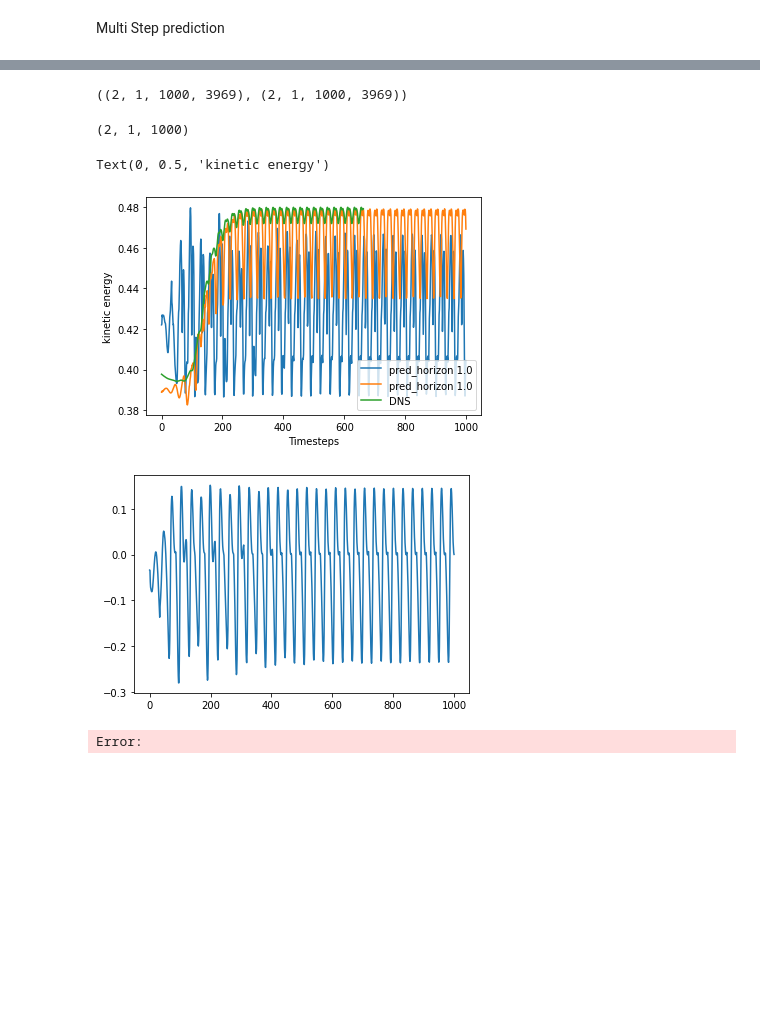
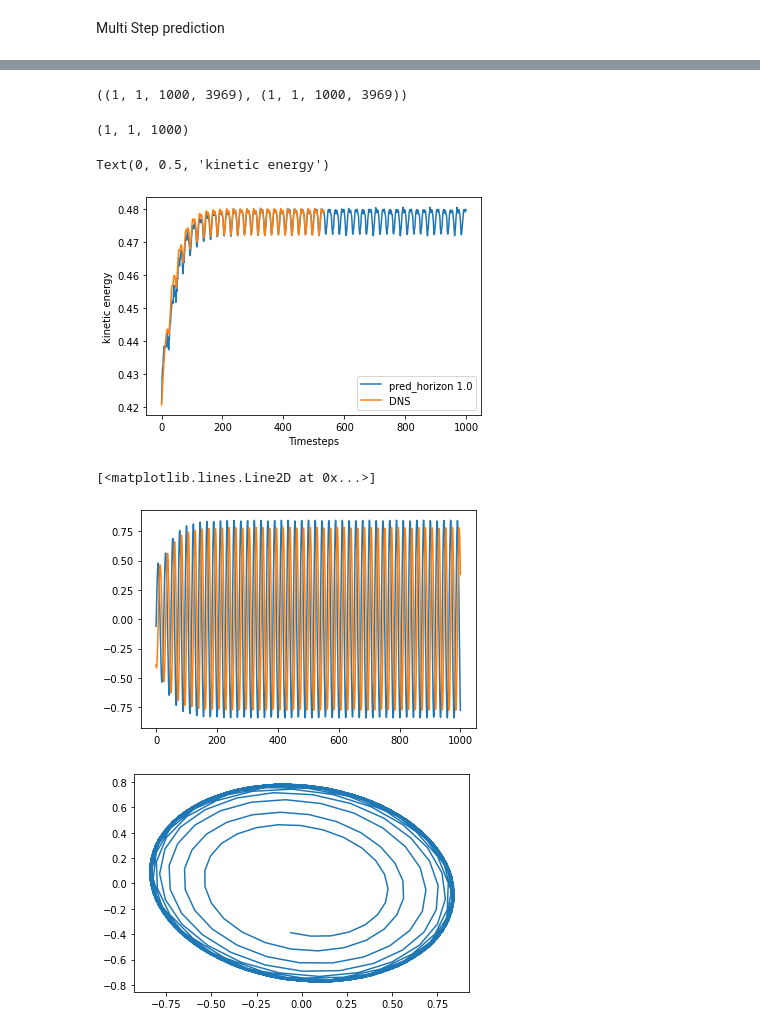
Before and after one commit to RigasLab/MZ-AE, a Jupyter notebook: Notebooks/eval_model_notebook_2Dcyl_multimodel_multistep_Exp4.2.4.ipynb, the cells around one changed output, grey strips where cells are left out. Cells and saved outputs as stored; diff of their text form; code cells hidden in the pictures; blank space fills up the shorter version.

```diff
--- a/Notebooks/eval_model_notebook_2Dcyl_multimodel_multistep_Exp4.2.4.ipynb
+++ b/Notebooks/eval_model_notebook_2Dcyl_multimodel_multistep_Exp4.2.4.ipynb
@@ -238,20 +216,24 @@ plt.plot(Phi_nn_hat_ma)
 # %% [markdown]
 Multi Step prediction
+# %%
+models[0].deactivate_seqmodel = False
 # %%
 #multistep prediction
 timesteps = 1000
-initial_step = 0
+initial_step = 130
 initial_conditions = Phi_nn[:,initial_step,:].to(models[0].device)
 
-x_ms_hat = []
+x_ms_hat, xkoop_ms_hat, xseq_ms_hat = [], [], []
 Phi_ms_hat = torch.zeros((len(models),1,timesteps+1,models[0].statedim)).to(models[0].device)
 Phi_ms_koop = torch.zeros((len(models),1,timesteps,models[0].statedim)).to(models[0].device)
 
 print("ic shape:", initial_conditions.shape)
 
 for i in range(len(models)):
-    x_hat_temp, Phi_ms_hat[i], Phi_ms_koop[i] = models[i].predict_multistep(initial_conditions, timesteps)
+    x_hat_temp, Phi_ms_hat[i], Phi_ms_koop[i], xkoop_hat_temp, xseq_hat_temp = models[i].predict_multistep(initial_conditions, timesteps)
     x_ms_hat.append(x_hat_temp)
+    xkoop_ms_hat.append(xkoop_hat_temp)
+    xseq_ms_hat.append(xseq_hat_temp)
 print(Phi_ms_hat.shape, Phi_ms_koop.shape)
 # %% [output]
 ic shape: torch.Size([1, 7938])
@@ -292,13 +274,13 @@ V_ms_koop = Phi_ms_koop[...,int(Phi_ms_koop.shape[-1]/2):].detach().cpu().numpy(
 
 U_ms_koop.shape, V_ms_koop.shape
 # %% [output]
-((2, 1, 1000, 3969), (2, 1, 1000, 3969))
+((1, 1, 1000, 3969), (1, 1, 1000, 3969))
 # %%
 #calculating kinetic energy for multistep prediction
 k_ms_koop = energy(U_ms_koop, V_ms_koop)
 print(k_ms_koop.shape)
 plt.figure()
-for i in [0,1]:
+for i in [0]:
 
     plt.plot(k_ms_koop[i,0,:], label = f"pred_horizon {models[i].seq_model_weight}")
     # else:
@@ -311,14 +293,19 @@ plt.legend(loc='lower right')
 plt.xlabel("Timesteps")
 plt.ylabel("kinetic energy")
 # %% [output]
-(2, 1, 1000)
+(1, 1, 1000)
 Text(0, 0.5, 'kinetic energy')
-[figure, old version]
+[figure, new version]
 # %%
 #plotting mode evolution
+plt.figure()
 model_num = 0
-for n in [2]:#range(models[model_num].num_obs):
+for n in [0,1]:#range(models[model_num].num_obs):
     plt.plot(x_ms_hat[model_num][0,:,n].cpu().numpy(), label = f"Mode {n}")
+
+plt.figure()
+plt.plot(x_ms_hat[model_num][0,:,0].cpu().numpy(), x_ms_hat[model_num][0,:,1].cpu().numpy())
 # %% [output]
+[<matplotlib.lines.Line2D at 0x...>]
-[figure, old version]
+[figure, new version]
-Error:
+[figure, added]
```
Also changed, not shown: parts of 14 cells of this notebook, 5 other files.
